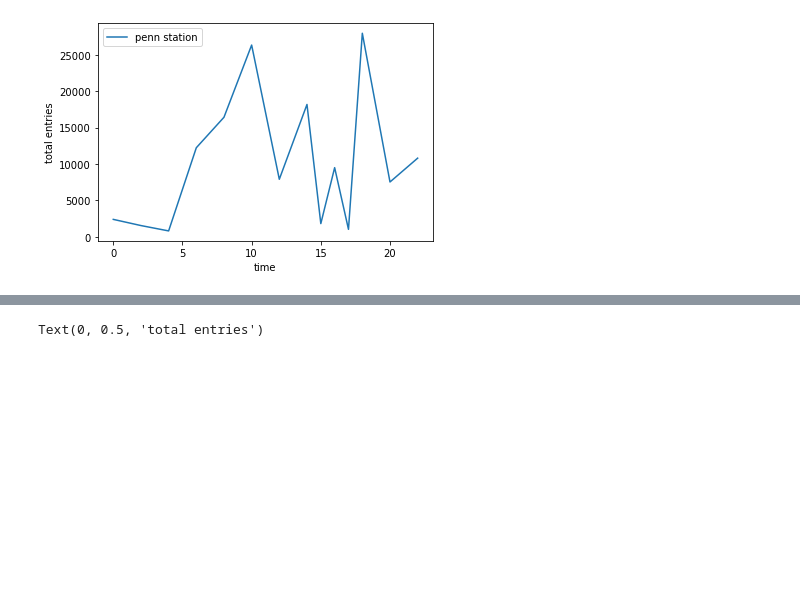
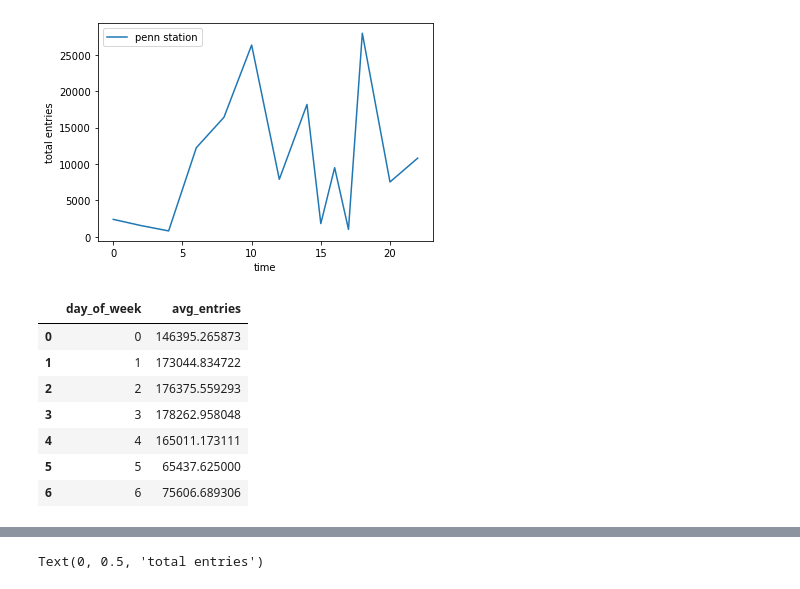
Before and after one commit to abarela13/onl_ds5_project_1, a Jupyter notebook: penn_station_data.ipynb, the cells around one changed output, grey strips where cells are left out. Saved outputs shown, nothing was run; the diff lists cells and outputs as text; code cells hidden in the pictures; blank space fills up the shorter version.

```diff
--- a/penn_station_data.ipynb
+++ b/penn_station_data.ipynb
@@ -174,3 +174,20 @@ ax.set_ylabel('total entries')
 # %% [output]
 Text(0, 0.5, 'total entries')
 [figure]
+# %%
+# Day of week daily entries
+# Sum over all turnstiles
+# penn_total = penn_filter2.groupby(["day_of_week","median_hour"])['avg_entries'].sum().reset_index()
+
+# Sum over hours for one day
+penn_total_byweek = penn_total.groupby("day_of_week")['avg_entries'].sum().reset_index()
+penn_total_byweek
+# %% [output]
+|  | day_of_week | avg_entries |
+| 0 | 0 | 146395.265873 |
+| 1 | 1 | 173044.834722 |
+| 2 | 2 | 176375.559293 |
+| 3 | 3 | 178262.958048 |
+| 4 | 4 | 165011.173111 |
+| 5 | 5 | 65437.625000 |
+| 6 | 6 | 75606.689306 |
```
Also changed, not shown: parts of 3 cells of this notebook, 1 other file.
